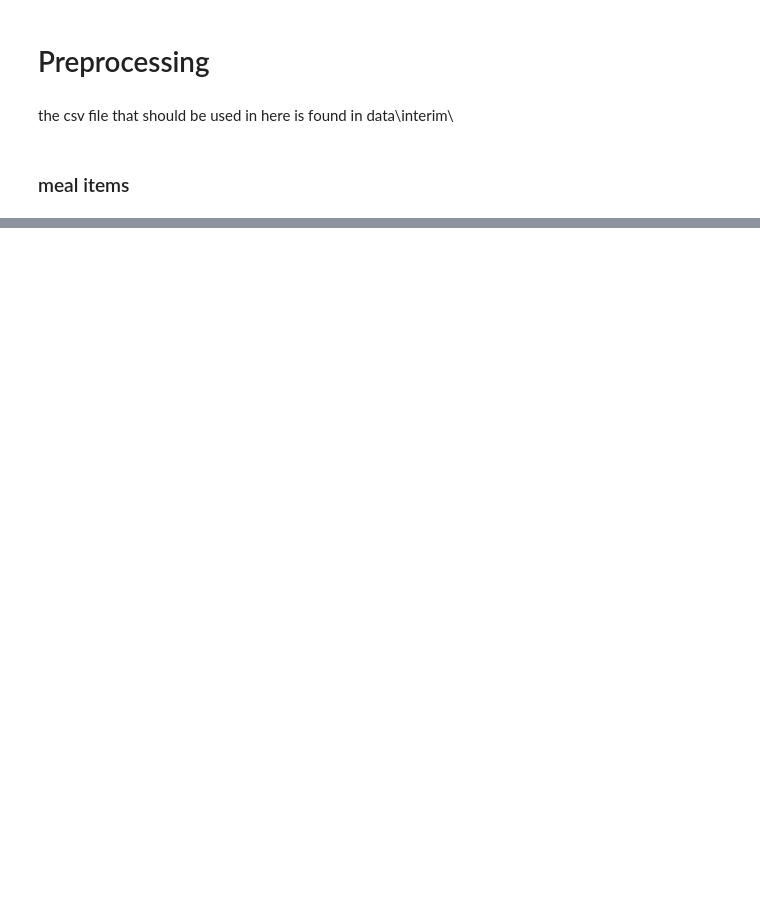
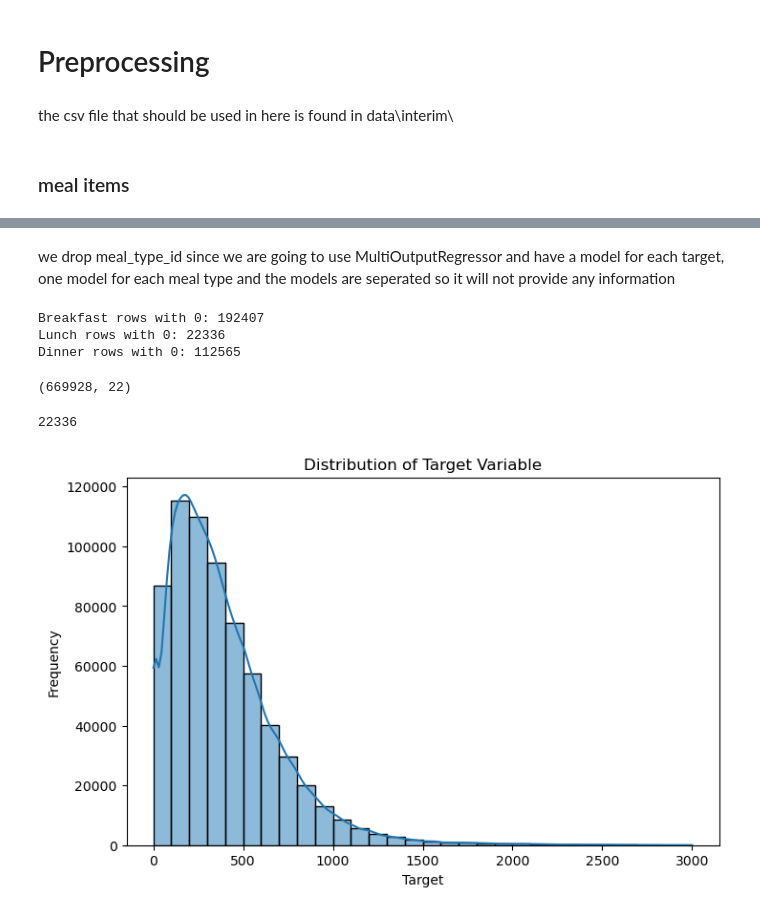
Before and after one commit to aziziabdallahesmail-ensia/IntelliCanteen, a Jupyter notebook: intellicanteen/notebooks/preprocessing and feature engineering.ipynb, the cells around one changed output, grey strips where cells are left out. Cells and saved outputs as stored; diff of their text form; code cells hidden in the pictures; blank space fills up the shorter version.

Commit message:
added meal items features and preprocessing for targets

```diff
--- a/intellicanteen/notebooks/preprocessing and feature engineering.ipynb
+++ b/intellicanteen/notebooks/preprocessing and feature engineering.ipynb
@@ -164,0 +106,5 @@ Compressing embeddings to 2D using t-SNE... (this may take a minute)
+# %%
+# Convert the matrix into a DataFrame with the 16 category names as headers
+binary_df = pd.DataFrame(binary_matrix, columns=mlb.classes_, index=joined_df.index)
+# %%
+joined_df = pd.concat([joined_df, binary_df], axis=1)
@@ -164,0 +121,41 @@ Compressing embeddings to 2D using t-SNE... (this may take a minute)
+# %%
+# change data type of date column to string to be used later on as a categorical feature
+joined_df['date'] = joined_df['date'].astype(str)
+# %%
+#drop other useless columns
+columns_to_drop = ['meal_type_id','category_list','meal_items']
+joined_df = joined_df.drop(columns=columns_to_drop)
+# %% [markdown]
+we drop meal_type_id since we are going to use MultiOutputRegressor and have a model for each target, one model for each meal type and the models are seperated so it will not provide any information
+# %%
+print("Breakfast rows with 0:", joined_df[joined_df['breakfast'] == 0].shape[0])
+print("Lunch rows with 0:", joined_df[joined_df['launch'] == 0].shape[0])
+print("Dinner rows with 0:", joined_df[joined_df['dinner'] == 0].shape[0])
+# %% [output]
+Breakfast rows with 0: 192407
+Lunch rows with 0: 22336
+Dinner rows with 0: 112565
+# %%
+joined_df.shape
+# %% [output]
+(669928, 22)
+# %%
+joined_df[joined_df['launch'] == 0 & (joined_df['breakfast'] == 0) & (joined_df['dinner'] == 0)].shape[0]
+# %% [output]
+22336
+# %%
+target = joined_df["launch"]
+
+import matplotlib.pyplot as plt
+import seaborn as sns
+# Histogram + KDE
+plt.figure(figsize=(8, 5))
+sns.histplot(target, bins=30, kde=True)
+
+plt.title("Distribution of Target Variable")
+plt.xlabel("Target")
+plt.ylabel("Frequency")
+
+plt.show()
+# %% [output]
+[figure, added]
```
Also changed, not shown: parts of 19 cells of this notebook, 2 other files.
